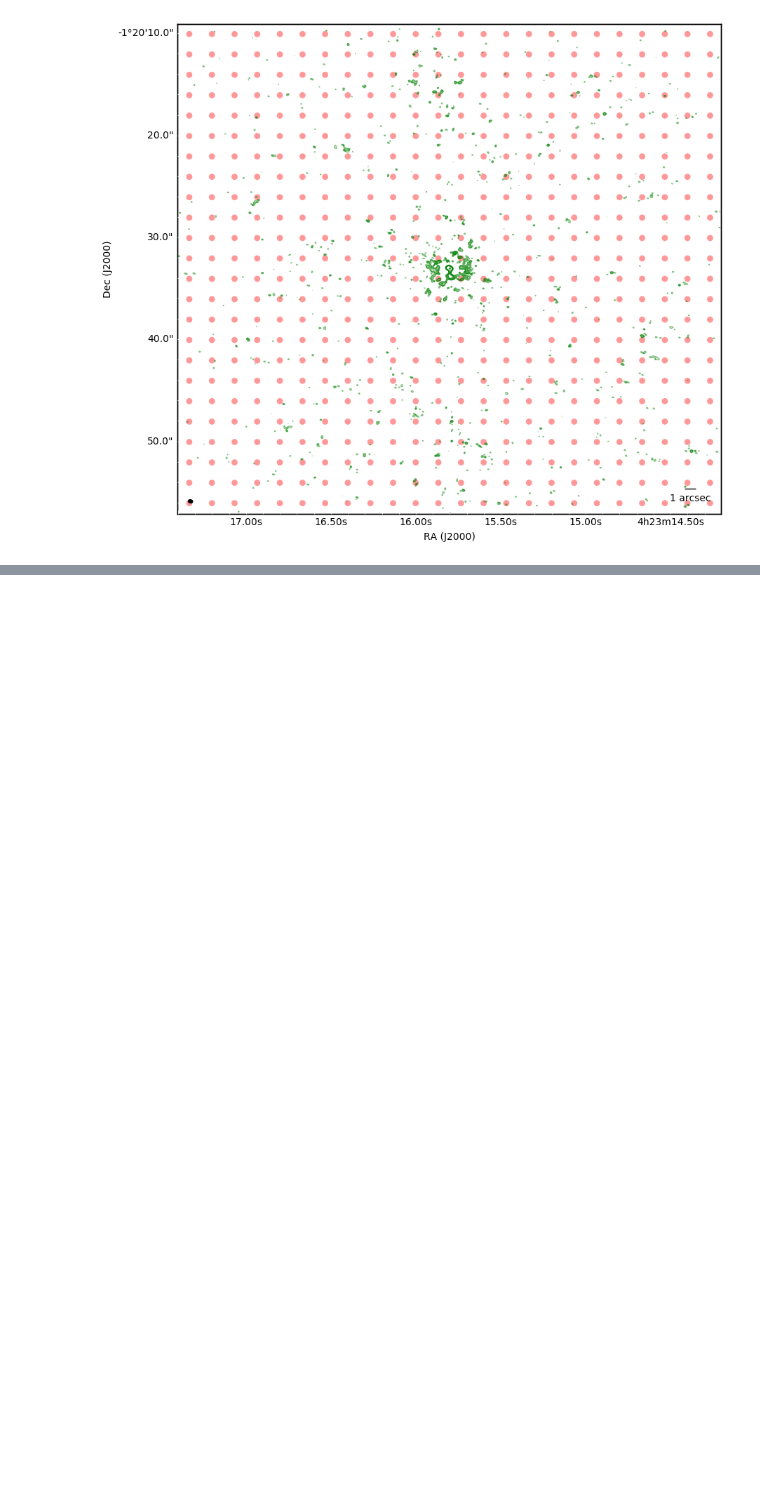
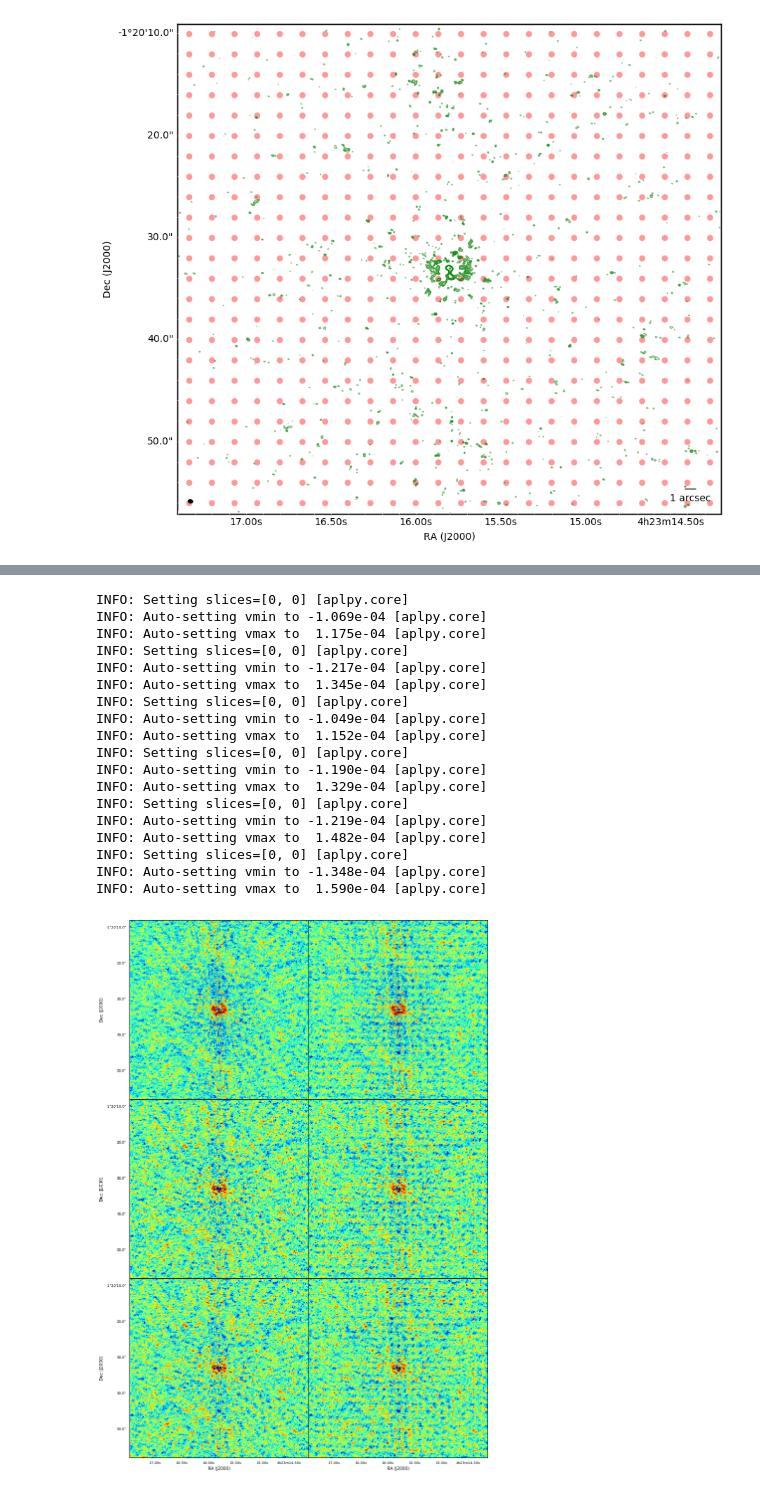
Before and after one commit to ridlo/radio_notebooks, a Jupyter notebook: completeness_test_01.ipynb, the cells around one changed output, grey strips where cells are left out. Cells and saved outputs as stored; diff of their text form; code cells hidden in the pictures; blank space fills up the shorter version.

```diff
--- a/completeness_test_01.ipynb
+++ b/completeness_test_01.ipynb
@@ -119,0 +204,57 @@ Before that, question:
+# %%
+#!beware, each image in here is using different color scale
+fig = plt.figure(figsize=(10, 15))
+
+f1 = aplpy.FITSFigure('./images/uninjected.ms.afterclean.withmask.cont.fits', figure=fig, subplot=[0.0,0.0,0.5,0.3333])
+f1.set_tick_labels_font(size='x-small'); f1.set_axis_labels_font(size='small')
+f1.show_colorscale()
+
+f2 = aplpy.FITSFigure('./images/injected.ms.afterclean.withmask.cont.fits', figure=fig, subplot=[0.5,0.0,0.5,0.3333])
+f2.set_tick_labels_font(size='x-small'); f2.set_axis_labels_font(size='small')
+f2.hide_yaxis_label(); f2.hide_ytick_labels()
+f2.show_colorscale()
+
+
+f3 = aplpy.FITSFigure('./images/uninjected.ms.afterclean.cont.fits', figure=fig, subplot=[0.0,0.3333,0.5,0.3333])
+f3.set_tick_labels_font(size='x-small'); f3.set_axis_labels_font(size='small')
+f3.hide_xaxis_label(); f3.hide_xtick_labels()
+f3.show_colorscale()
+
+f4 = aplpy.FITSFigure('./images/injected.ms.afterclean.cont.fits', figure=fig, subplot=[0.5,0.3333,0.5,0.3333])
+# f4.set_tick_labels_font(size='x-small'); f4.set_axis_labels_font(size='small')
+f4.hide_yaxis_label(); f4.hide_ytick_labels()
+f4.hide_xaxis_label(); f4.hide_xtick_labels()
+f4.show_colorscale()
+
+f5 = aplpy.FITSFigure('./images/uninjected.ms.withoutclean.cont.fits', figure=fig, subplot=[0.0,0.6666,0.5,0.3333])
+f5.set_tick_labels_font(size='x-small'); f5.set_axis_labels_font(size='small')
+f5.hide_xaxis_label(); f5.hide_xtick_labels()
+f5.show_colorscale()
+
+f6 = aplpy.FITSFigure('./images/injected.ms.withoutclean.cont.fits', figure=fig, subplot=[0.5,0.6666,0.5,0.3333])
+# f6.set_tick_labels_font(size='x-small'); f6.set_axis_labels_font(size='small')
+f6.hide_xaxis_label(); f6.hide_xtick_labels()
+f6.hide_yaxis_label(); f6.hide_ytick_labels()
+f6.show_colorscale()
+
+fig.canvas.draw()
+# %% [output]
+INFO: Setting slices=[0, 0] [aplpy.core]
+INFO: Auto-setting vmin to -1.069e-04 [aplpy.core]
+INFO: Auto-setting vmax to  1.175e-04 [aplpy.core]
+INFO: Setting slices=[0, 0] [aplpy.core]
+INFO: Auto-setting vmin to -1.217e-04 [aplpy.core]
+INFO: Auto-setting vmax to  1.345e-04 [aplpy.core]
+INFO: Setting slices=[0, 0] [aplpy.core]
+INFO: Auto-setting vmin to -1.049e-04 [aplpy.core]
+INFO: Auto-setting vmax to  1.152e-04 [aplpy.core]
+INFO: Setting slices=[0, 0] [aplpy.core]
+INFO: Auto-setting vmin to -1.190e-04 [aplpy.core]
+INFO: Auto-setting vmax to  1.329e-04 [aplpy.core]
+INFO: Setting slices=[0, 0] [aplpy.core]
+INFO: Auto-setting vmin to -1.219e-04 [aplpy.core]
+INFO: Auto-setting vmax to  1.482e-04 [aplpy.core]
+INFO: Setting slices=[0, 0] [aplpy.core]
+INFO: Auto-setting vmin to -1.348e-04 [aplpy.core]
+INFO: Auto-setting vmax to  1.590e-04 [aplpy.core]
+[figure, added]
```
Also changed, not shown: parts of 19 cells of this notebook.
